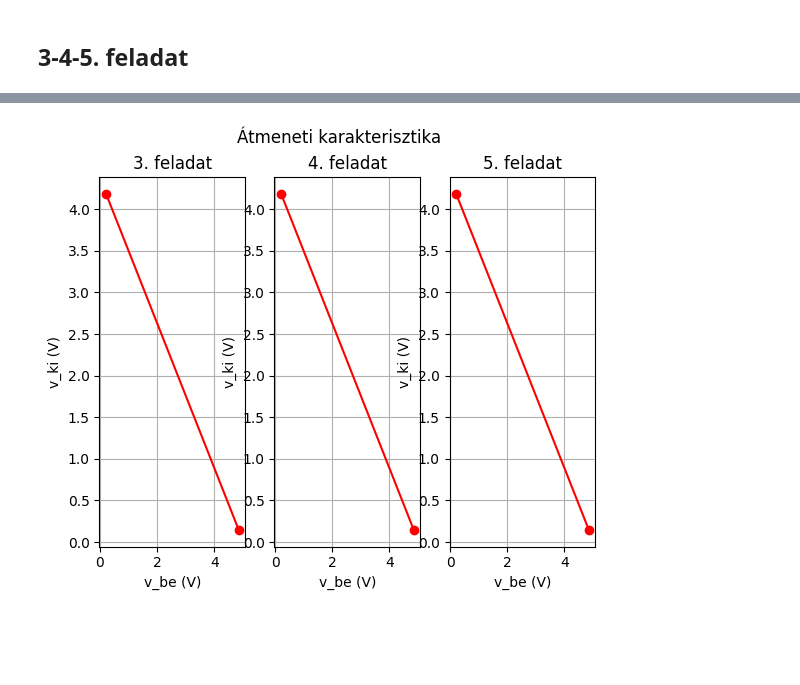
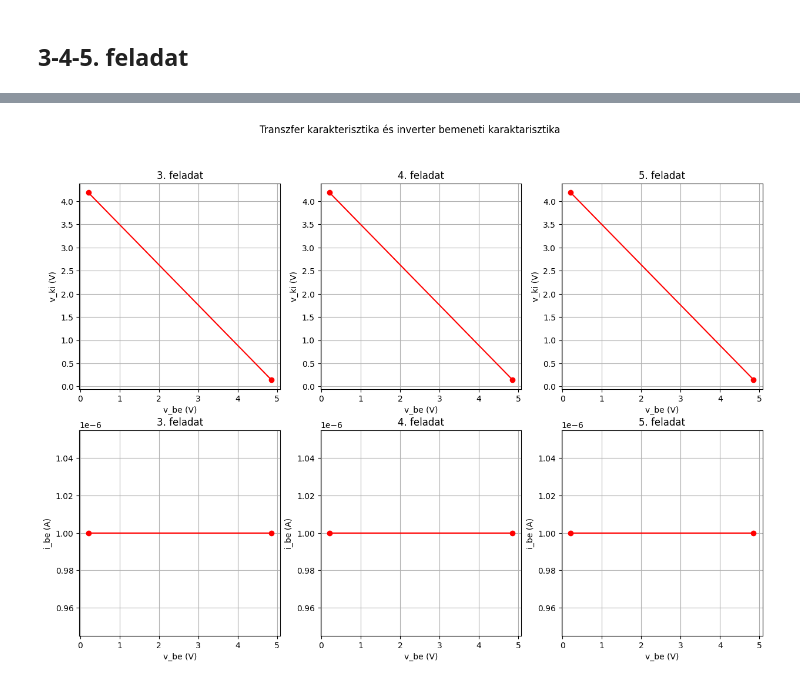
Before and after one commit to skornel02/szte-FBN609L-2023-2, a Jupyter notebook: jegyzokonyv01.ipynb, the cells around one changed output, grey strips where cells are left out. Drawn from its saved outputs; the diff is of its cells as text; code cells hidden in the pictures; blank space fills up the shorter version.

```diff
--- a/jegyzokonyv01.ipynb
+++ b/jegyzokonyv01.ipynb
@@ -173,52 +173,71 @@ fel4_iv_be = pd.array([
     0.00001,
 ])
 
 fel4_i_be = fel4_iv_be / r
 
 fel4_v_ki = pd.array([
     4.185,
     0.148,
 ])
 
 fel5_v_be = pd.array([
     0.212,
     4.851,
 ])
 
 fel5_iv_be = pd.array([
     0.00001,
     0.00001,
 ])
 
 fel5_i_be = fel5_iv_be / r
 
 fel5_v_ki = pd.array([
     4.185,
     0.148,
 ])
 
-# plot v_ki by v_be
-fig, ax = plt.subplots(nrows=1, ncols=3)
-fig.suptitle('Átmeneti karakterisztika')
-ax[0].plot(fel3_v_be, fel3_v_ki, 'ro-')
-ax[0].title.set_text('3. feladat')
-ax[0].set_xlabel('v_be (V)')
-ax[0].set_ylabel('v_ki (V)')
-ax[0].grid()
+# plot v_ki by v_be, then i_be by v_be
+fig, ax = plt.subplots(nrows=2, ncols=3, figsize=(15, 10))
+fig.suptitle('Transzfer karakterisztika és inverter bemeneti karaktarisztika')
 
-ax[1].plot(fel4_v_be, fel4_v_ki, 'ro-')
-ax[1].title.set_text('4. feladat')
-ax[1].set_xlabel('v_be (V)')
-ax[1].set_ylabel('v_ki (V)')
-ax[1].grid()
+ax[0][0].plot(fel3_v_be, fel3_v_ki, 'ro-')
+ax[0][0].title.set_text('3. feladat')
+ax[0][0].set_xlabel('v_be (V)')
+ax[0][0].set_ylabel('v_ki (V)')
+ax[0][0].grid()
 
-ax[2].plot(fel5_v_be, fel5_v_ki, 'ro-')
-ax[2].title.set_text('5. feladat')
-ax[2].set_xlabel('v_be (V)')
-ax[2].set_ylabel('v_ki (V)')
-ax[2].grid()
+ax[0][1].plot(fel4_v_be, fel4_v_ki, 'ro-')
+ax[0][1].title.set_text('4. feladat')
+ax[0][1].set_xlabel('v_be (V)')
+ax[0][1].set_ylabel('v_ki (V)')
+ax[0][1].grid()
+
+ax[0][2].plot(fel5_v_be, fel5_v_ki, 'ro-')
+ax[0][2].title.set_text('5. feladat')
+ax[0][2].set_xlabel('v_be (V)')
+ax[0][2].set_ylabel('v_ki (V)')
+ax[0][2].grid()
+
+ax[1][0].plot(fel3_v_be, fel3_i_be, 'ro-')
+ax[1][0].title.set_text('3. feladat')
+ax[1][0].set_xlabel('v_be (V)')
+ax[1][0].set_ylabel('i_be (A)')
+ax[1][0].grid()
+
+ax[1][1].plot(fel4_v_be, fel4_i_be, 'ro-')
+ax[1][1].title.set_text('4. feladat')
+ax[1][1].set_xlabel('v_be (V)')
+ax[1][1].set_ylabel('i_be (A)')
+ax[1][1].grid()
+
+ax[1][2].plot(fel5_v_be, fel5_i_be, 'ro-')
+ax[1][2].title.set_text('5. feladat')
+ax[1][2].set_xlabel('v_be (V)')
+ax[1][2].set_ylabel('i_be (A)')
+ax[1][2].grid()
 # %% [output]
-[figure, old version]
+[figure, new version]
 # %%
 r = 200
 
```
Also changed, not shown: parts of 2 cells of this notebook.
